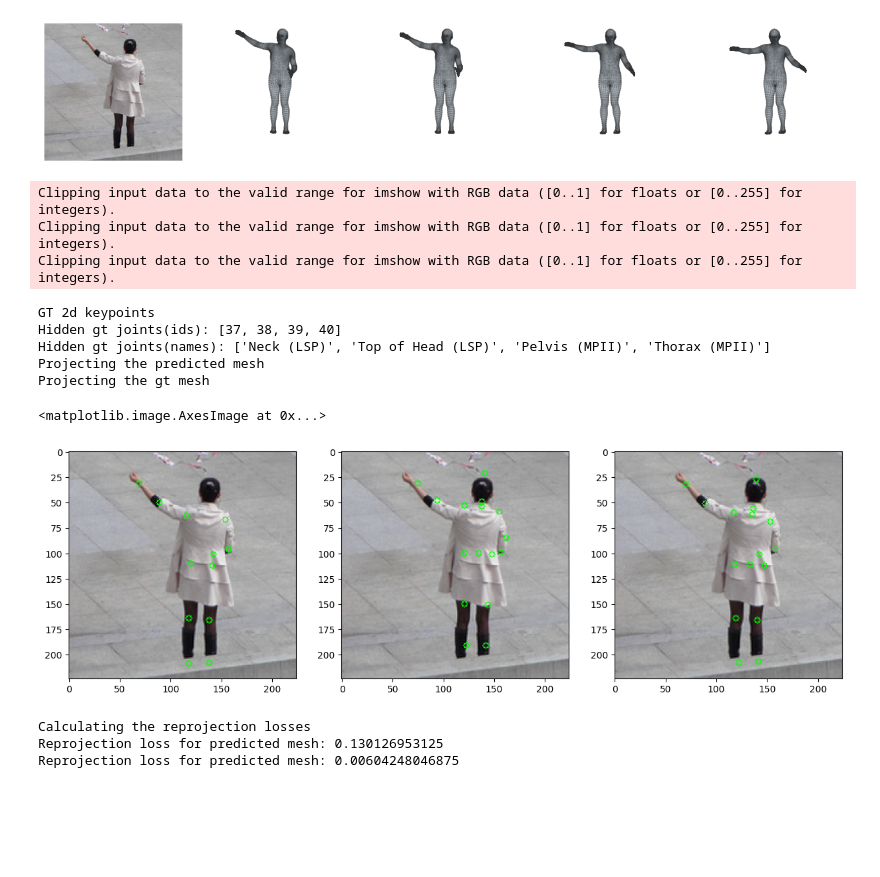
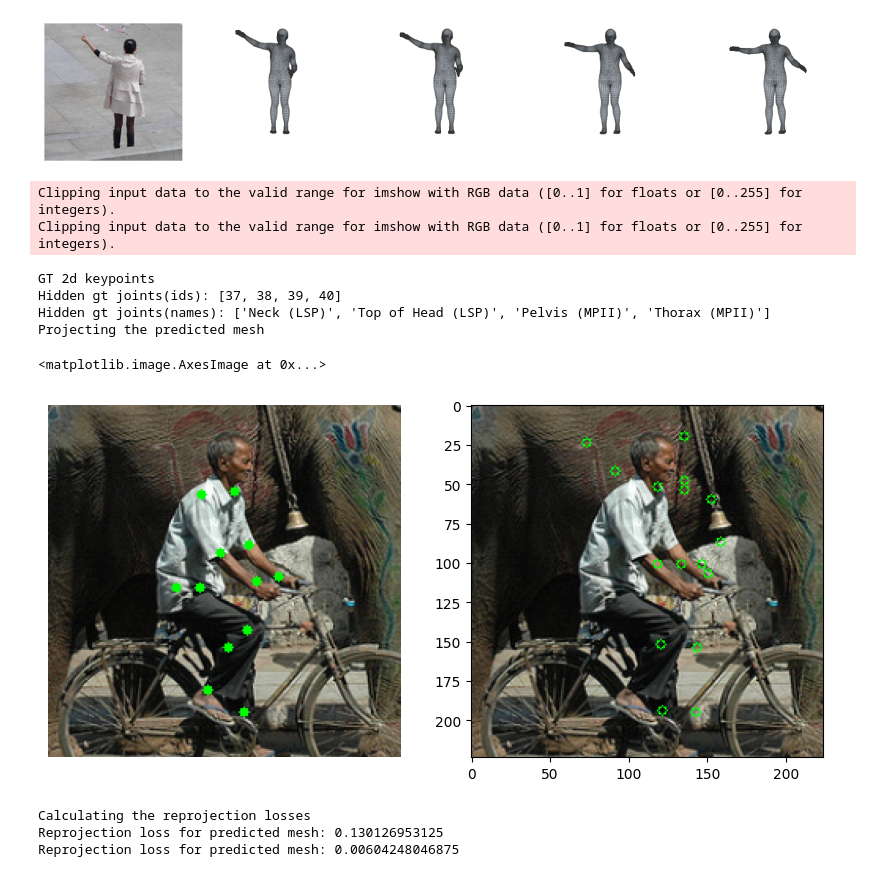
Before and after one commit to sspsk/thesis, a Jupyter notebook: notebooks/projection.ipynb, the cells around one changed output. Saved outputs shown, nothing was run; the diff lists cells and outputs as text; code cells hidden in the pictures; blank space fills up the shorter version.

```diff
--- a/notebooks/projection.ipynb
+++ b/notebooks/projection.ipynb
@@ -59,5 +77,7 @@ model_prohmr = model_prohmr.eval()
 # %%
 dataset = EFTDataset(datasets=['coco14_val'],is_train=False)
+# %%
+dataset = Dataset_3DPW()
 # %%
 smpl = get_smpl_model(use_feet_keypoints=True,use_hands=True,extra=True)
 # %% [output]
@@ -78,15 +109,17 @@ torch.save(rdir,'rdir.pt')
 #output_prohmr1 = smpl(global_orient=pose_mat[:,:1,:],body_pose=pose_mat[:,1:,:],betas=shape,pose2rot=False)
 #
 
-z = 21*rdir
-pose,shape,_ = model_prohmr.inference(sample['img'].unsqueeze(0),z=z)
-pose_mat = rot6d_to_rotmat(pose.reshape(-1,6)).reshape(-1,24,3,3).flatten(2,3)
-output_prohmr2 = smpl(global_orient=pose_mat[:,:1,:],body_pose=pose_mat[:,1:,:],betas=shape,pose2rot=False)
+#z = 21*rdir
+#pose,shape,_ = model_prohmr.inference(sample['img'].unsqueeze(0),z=z)
+#pose_mat = rot6d_to_rotmat(pose.reshape(-1,6)).reshape(-1,24,3,3).flatten(2,3)
+#output_prohmr2 = smpl(global_orient=pose_mat[:,:1,:],body_pose=pose_mat[:,1:,:],betas=shape,pose2rot=False)
 
-pose_gt = sample['pose'].unsqueeze(0).flatten(2,3)
+pose_gt = sample['pose'].unsqueeze(0)
 shape_gt = sample['shape'].unsqueeze(0)
-cam_gt = sample['cam'].unsqueeze(0)
-output_gt = smpl(global_orient=pose_gt[:,:1,:],body_pose=pose_gt[:,1:,:],betas=shape_gt,pose2rot=False)
+#cam_gt = sample['cam'].unsqueeze(0)
+output_gt = smpl(global_orient=pose_gt[:,:3],body_pose=pose_gt[:,3:],betas=shape_gt,pose2rot=True)
+# %%
+sample = dataset[430]
 # %%
 fig= plt.figure(figsize=(15,5))
 ax1 = fig.add_axes(131)
@@ -164,15 +197,18 @@ for i in range(4):
     axs[i].set_axis_off()
 # %% [output]
 [figure]
+# %%
+sample = dataset[170]
 # %%
-fig= plt.figure(figsize=(15,5))
-ax1 = fig.add_axes(131)
-ax2 = fig.add_axes(132)
-ax3 = fig.add_axes(133)
+fig= plt.figure(figsize=(10,5))
+ax1 = fig.add_axes(121)
+ax2 = fig.add_axes(122)
+#ax3 = fig.add_axes(133)
 
 print("GT 2d keypoints")
 kp2s = sample['keypoints2d'].to(int).numpy()
-
+mean=torch.tensor([0.485, 0.456, 0.406])
+std=torch.tensor([0.229, 0.224, 0.225])
 img = sample['img']*std.unsqueeze(-1).unsqueeze(-1) + mean.unsqueeze(-1).unsqueeze(-1)
 new_img = img.permute(1,2,0).numpy()
 
@@ -181,51 +217,50 @@ hidden = []
 for i in range(25,41):
     if sample['visibility2d'][i] > 0:
         color = (0,225,0)
-        new_img = cv2.circle(new_img,center=(kp2s[i][0],kp2s[i][1]),radius=3,color=color)
+        new_img = cv2.circle(new_img,center=(kp2s[i][0],kp2s[i][1]),radius=3,color=color,thickness=-1)
     else:
         hidden.append(i)
 
 print("Hidden gt joints(ids):",hidden)
 print("Hidden gt joints(names):",[constants.JOINT_NAMES[h] for h in hidden])
 
 ax1.imshow(new_img)
+ax1.set_axis_off()
 
 print("Projecting the predicted mesh")
 pred_kp = orth_proj(output_hmr.joints,cam[-1]).squeeze(0)
 pred_kp = (pred_kp.detach().numpy() + 1)*112
 pred_kp = pred_kp.astype(int)
 
 img = sample['img']*std.unsqueeze(-1).unsqueeze(-1) + mean.unsqueeze(-1).unsqueeze(-1)
 new_img = img.permute(1,2,0).numpy()
 
 for i in range(25,41):
     new_img = cv2.circle(new_img,center=(pred_kp[i][0],pred_kp[i][1]),radius=3,color=(0,255,0))
 
 ax2.imshow(new_img)
 
-print("Projecting the gt mesh")
-pred_kp_gt = orth_proj(output_gt.joints,cam_gt[-1]).squeeze(0)
-pred_kp_gt = (pred_kp_gt.detach().numpy() + 1)*112
-pred_kp_gt = pred_kp_gt.astype(int)
-
-img = sample['img']*std.unsqueeze(-1).unsqueeze(-1) + mean.unsqueeze(-1).unsqueeze(-1)
-new_img = img.permute(1,2,0).numpy()
-
-for i in range(25,41):
-    new_img = cv2.circle(new_img,center=(pred_kp_gt[i][0],pred_kp_gt[i][1]),radius=3,color=(0,255,0))
-
-ax3.imshow(new_img)
+#print("Projecting the gt mesh")
+#pred_kp_gt = orth_proj(output_gt.joints,cam_gt[-1]).squeeze(0)
+#pred_kp_gt = (pred_kp_gt.detach().numpy() + 1)*112
+#pred_kp_gt = pred_kp_gt.astype(int)
+#
+#img = sample['img']*std.unsqueeze(-1).unsqueeze(-1) + mean.unsqueeze(-1).unsqueeze(-1)
+#new_img = img.permute(1,2,0).numpy()
+#
+#for i in range(25,41):
+#    new_img = cv2.circle(new_img,center=(pred_kp_gt[i][0],pred_kp_gt[i][1]),radius=3,color=(0,255,0))
+#
+#ax3.imshow(new_img)
 # %% [output]
 Clipping input data to the valid range for imshow with RGB data ([0..1] for floats or [0..255] for integers).
 Clipping input data to the valid range for imshow with RGB data ([0..1] for floats or [0..255] for integers).
-Clipping input data to the valid range for imshow with RGB data ([0..1] for floats or [0..255] for integers).
 GT 2d keypoints
 Hidden gt joints(ids): [37, 38, 39, 40]
 Hidden gt joints(names): ['Neck (LSP)', 'Top of Head (LSP)', 'Pelvis (MPII)', 'Thorax (MPII)']
 Projecting the predicted mesh
-Projecting the gt mesh
 <matplotlib.image.AxesImage at 0x...>
-[figure, old version]
+[figure, new version]
 # %%
 print("Calculating the reprojection losses")
 
```
Also changed, not shown: parts of 21 cells of this notebook, 1 other file.
